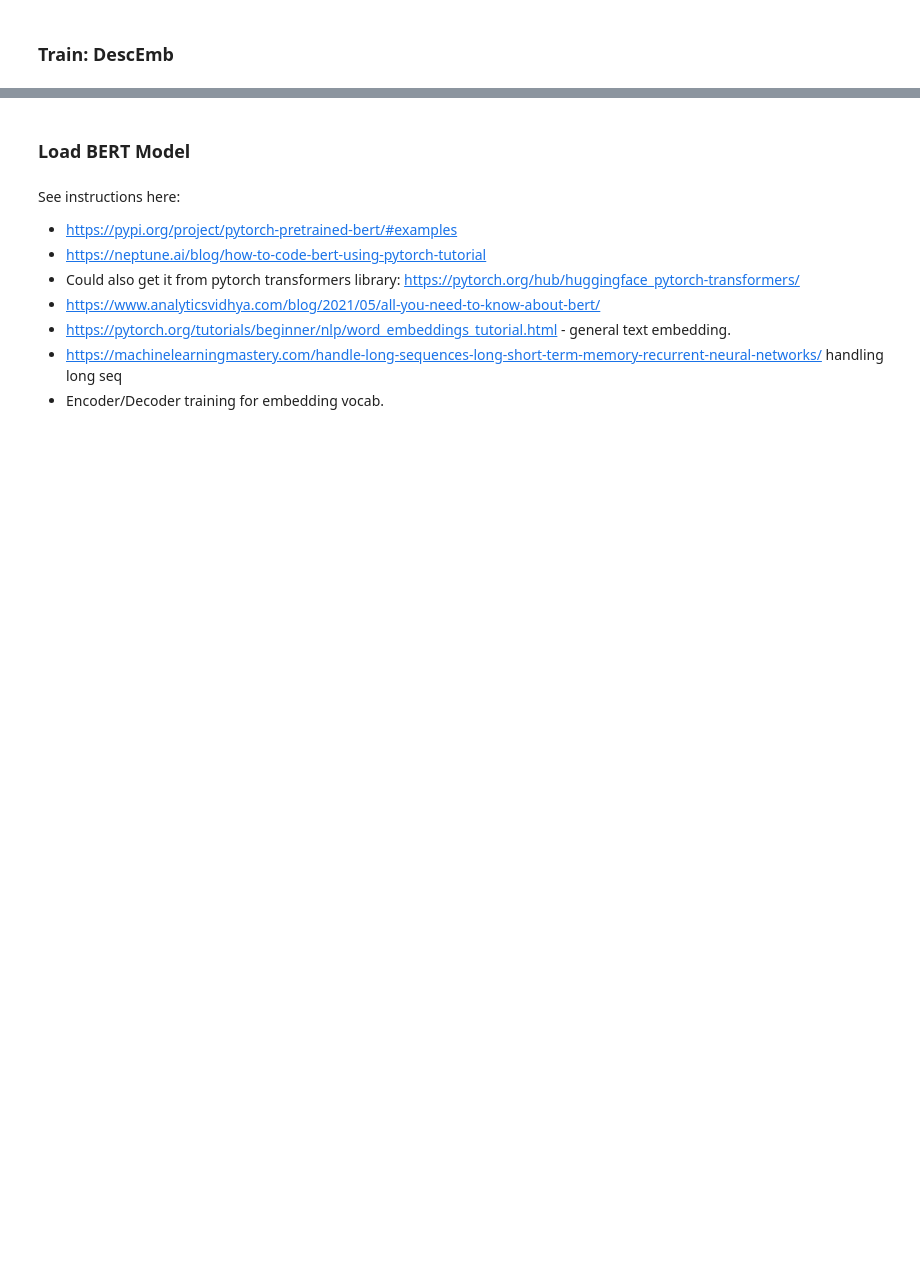
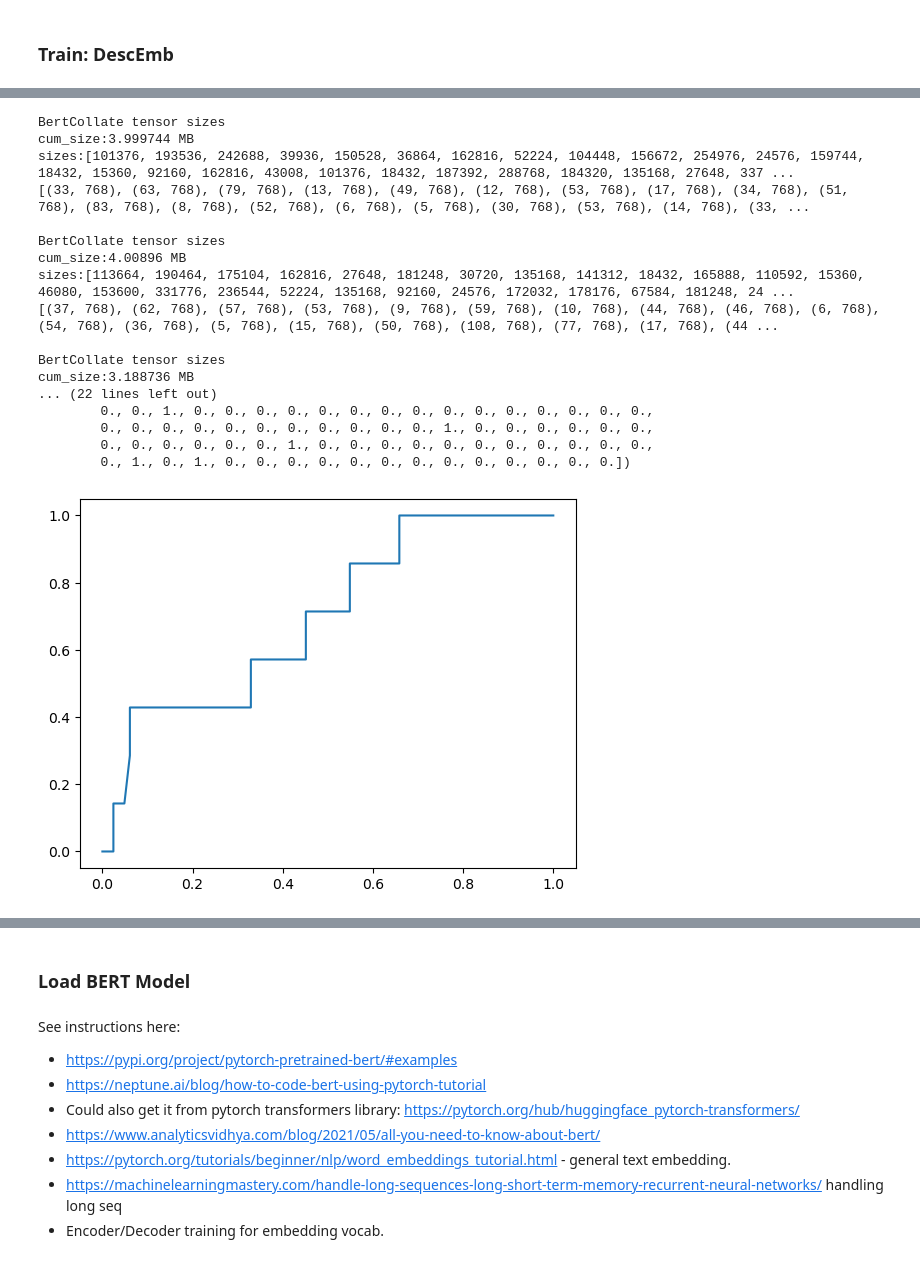
Before and after one commit to abot3/cs598_desc_emb_project, a Jupyter notebook: src/cs598_dlh_final_project.ipynb, the cells around one changed output, grey strips where cells are left out. Drawn from its saved outputs; the diff is of its cells as text; code cells hidden in the pictures; blank space fills up the shorter version.

Commit message:
Move BERT embeddings to GPU Cache BERT embeddings in TextEmbeddingDataset
Fix DescEmb model masking and embedding.
Fix DescEmb model training

DescEmb not converging.

```diff
--- a/src/cs598_dlh_final_project.ipynb
+++ b/src/cs598_dlh_final_project.ipynb
@@ -1591,7 +1761,12 @@ mort_demb_test_loader = DataLoader(
 
 # loader = DataLoader(mort_, batch_size=10, collate_fn=collate_fn)
 loader_iter = iter(mort_demb_train_loader)
-x, masks, rev_x, rev_masks, y = next(loader_iter)
+for _ in loader_iter:
+    pass
+try:
+    x, masks, rev_x, rev_masks, y = next(loader_iter)
+except StopIteration as e:
+    print(e)
 
 assert x.dtype == torch.float
 assert rev_x.dtype == torch.float
@@ -1838,6 +2032,11 @@ def eval_model(model, val_loader):
         Calculate precision, recall, f1, and roc auc scores.
         Use `average='binary'` for calculating precision, recall, and fscore.
     """
+    print(f'y_pred: {torch.sum(y_pred)}, y_true {torch.sum(y_true)}\n'
+          f'y_score\n{y_score}\n'
+          f'y_pred\n{y_pred}\n'
+          f'y_true\n{y_true}\n')
+
     p, r, f, _ = precision_recall_fscore_support(y_true, y_pred, average='binary')
     roc_auc = roc_auc_score(y_true, y_score)
     rcurve = roc_curve(y_true, y_score)
@@ -2116,8 +2415,9 @@ plt.show()
 ### Train: DescEmb
 # %%
 criterion = nn.BCELoss()
-optimizer = torch.optim.Adam(naive_rnn.parameters(), lr=0.001)
+optimizer = torch.optim.Adam(mort_desc_naive_rnn.parameters(), lr=0.001)
 # %%
 # number of epochs to train the model
 n_epochs = 5
-train(naive_rnn, mort_demb_train_loader, mort_demb_train_loader, n_epochs)
+train(mort_desc_naive_rnn, mort_demb_train_loader, mort_demb_val_loader,
+      n_epochs, criterion, optimizer)
@@ -2124,5 +2510,24 @@ train(naive_rnn, mort_demb_train_loader, mort_demb_train_loader, n_epochs)
 # %%
-p, r, f, roc_auc, rcurve = eval_model(naive_rnn, val_loader)
+p, r, f, roc_auc, rcurve = eval_model(mort_desc_naive_rnn, mort_demb_val_loader)
 
 plt.plot(rcurve[0], rcurve[1])
 plt.show()
+# %% [output]
+BertCollate tensor sizes
+cum_size:3.999744 MB
+sizes:[101376, 193536, 242688, 39936, 150528, 36864, 162816, 52224, 104448, 156672, 254976, 24576, 159744, 18432, 15360, 92160, 162816, 43008, 101376, 18432, 187392, 288768, 184320, 135168, 27648, 337 ...
+[(33, 768), (63, 768), (79, 768), (13, 768), (49, 768), (12, 768), (53, 768), (17, 768), (34, 768), (51, 768), (83, 768), (8, 768), (52, 768), (6, 768), (5, 768), (30, 768), (53, 768), (14, 768), (33, ...
+
+BertCollate tensor sizes
+cum_size:4.00896 MB
+sizes:[113664, 190464, 175104, 162816, 27648, 181248, 30720, 135168, 141312, 18432, 165888, 110592, 15360, 46080, 153600, 331776, 236544, 52224, 135168, 92160, 24576, 172032, 178176, 67584, 181248, 24 ...
+[(37, 768), (62, 768), (57, 768), (53, 768), (9, 768), (59, 768), (10, 768), (44, 768), (46, 768), (6, 768), (54, 768), (36, 768), (5, 768), (15, 768), (50, 768), (108, 768), (77, 768), (17, 768), (44 ...
+
+BertCollate tensor sizes
+cum_size:3.188736 MB
+... (22 lines left out)
+        0., 0., 1., 0., 0., 0., 0., 0., 0., 0., 0., 0., 0., 0., 0., 0., 0., 0.,
+        0., 0., 0., 0., 0., 0., 0., 0., 0., 0., 0., 1., 0., 0., 0., 0., 0., 0.,
+        0., 0., 0., 0., 0., 0., 1., 0., 0., 0., 0., 0., 0., 0., 0., 0., 0., 0.,
+        0., 1., 0., 1., 0., 0., 0., 0., 0., 0., 0., 0., 0., 0., 0., 0., 0.])
+[figure, added]
```
Also changed, not shown: parts of 23 cells of this notebook.
